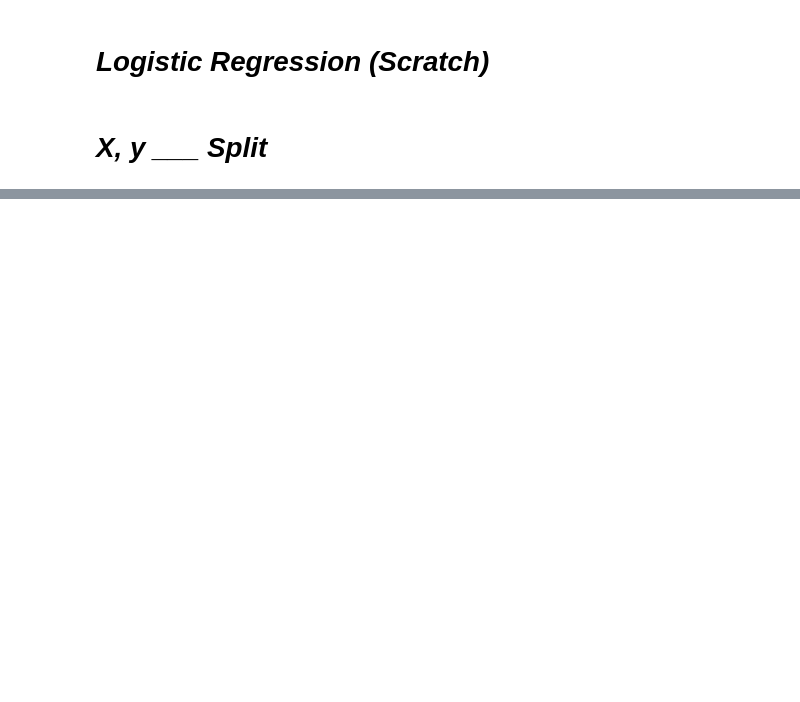
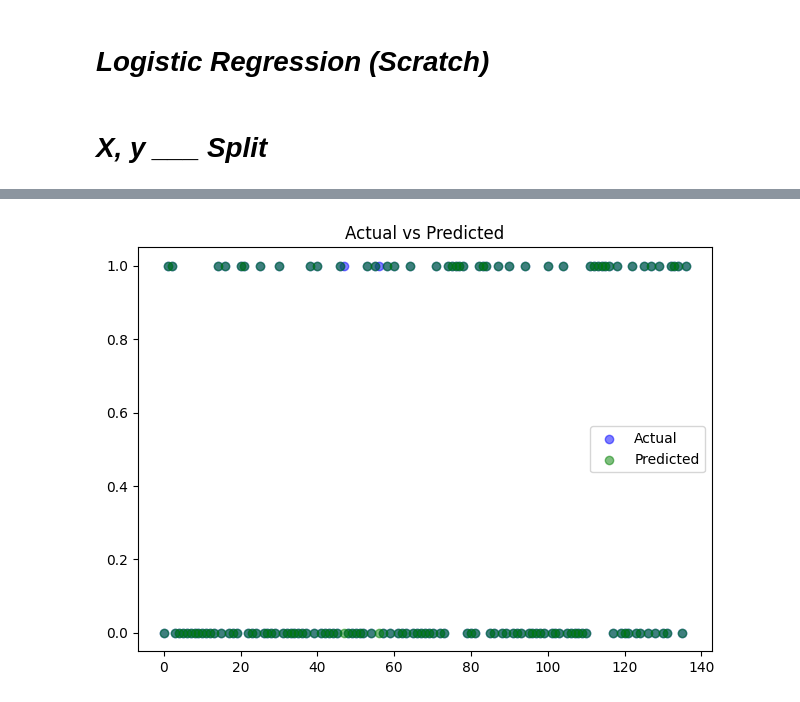
Before and after one commit to Hrushikesh-Kovi/Breast-Cancer-Prediction_Logistic-Regression-Model, a Jupyter notebook: Breast Cancer Prediction.ipynb, the cells around one changed output, grey strips where cells are left out. Drawn from its saved outputs; the diff is of its cells as text; code cells hidden in the pictures; blank space fills up the shorter version.

```diff
--- a/Breast Cancer Prediction.ipynb
+++ b/Breast Cancer Prediction.ipynb
@@ -61,6 +61,12 @@ df.head()
 | 2 | 3 | 1 | 1 | 1 | 2 | ... |
 | 3 | 6 | 8 | 8 | 1 | 3 | ... |
 | 4 | 4 | 1 | 1 | 3 | 2 | ... |
+# %%
+replacements = {
+    2 : 0,
+    4 : 1
+}
+df["Class"] = df["Class"].replace(replacements)
 # %% [markdown]
 # ***Logistic Regression (Scratch)***
 # %%
@@ -110,3 +116,16 @@ df.head()
 | 2 | 3 | 1 | 1 | 1 | 2 | ... |
 | 3 | 6 | 8 | 8 | 1 | 3 | ... |
 | 4 | 4 | 1 | 1 | 3 | 2 | ... |
+# %%
+df = df.sample(frac=1).reset_index(drop=True)
+split_index = int(0.8 * len(df))
+train_data = df[:split_index]
+test_data = df[split_index:]
+X_train, y_train = train_data[['Clump Thickness', 'Uniformity of Cell Size',
+       'Uniformity of Cell Shape', 'Marginal Adhesion',
+       'Single Epithelial Cell Size', 'Bare Nuclei', 'Bland Chromatin',
+       'Normal Nucleoli', 'Mitoses']].values, train_data["Class"].values
+X_test, y_test = test_data[['Clump Thickness', 'Uniformity of Cell Size',
+       'Uniformity of Cell Shape', 'Marginal Adhesion',
+       'Single Epithelial Cell Size', 'Bare Nuclei', 'Bland Chromatin',
+       'Normal Nucleoli', 'Mitoses']].values, test_data["Class"].values
@@ -112,0 +137,4 @@ df.head()
+# %%
+model = LogisticRegressionScratch()
+model.fit(X_train, y_train)
+predictions = model.predict(X_test)
@@ -112,0 +158,8 @@ df.head()
+# %%
+plt.scatter(range(len(y_test)), y_test, label="Actual", alpha=0.5, color="blue")
+plt.scatter(range(len(predictions)), predictions, label="Predicted", alpha=0.5, color="green")
+plt.legend()
+plt.title("Actual vs Predicted")
+plt.tight_layout()
+# %% [output]
+[figure, added]
```
Also changed, not shown: parts of 2 cells of this notebook.
